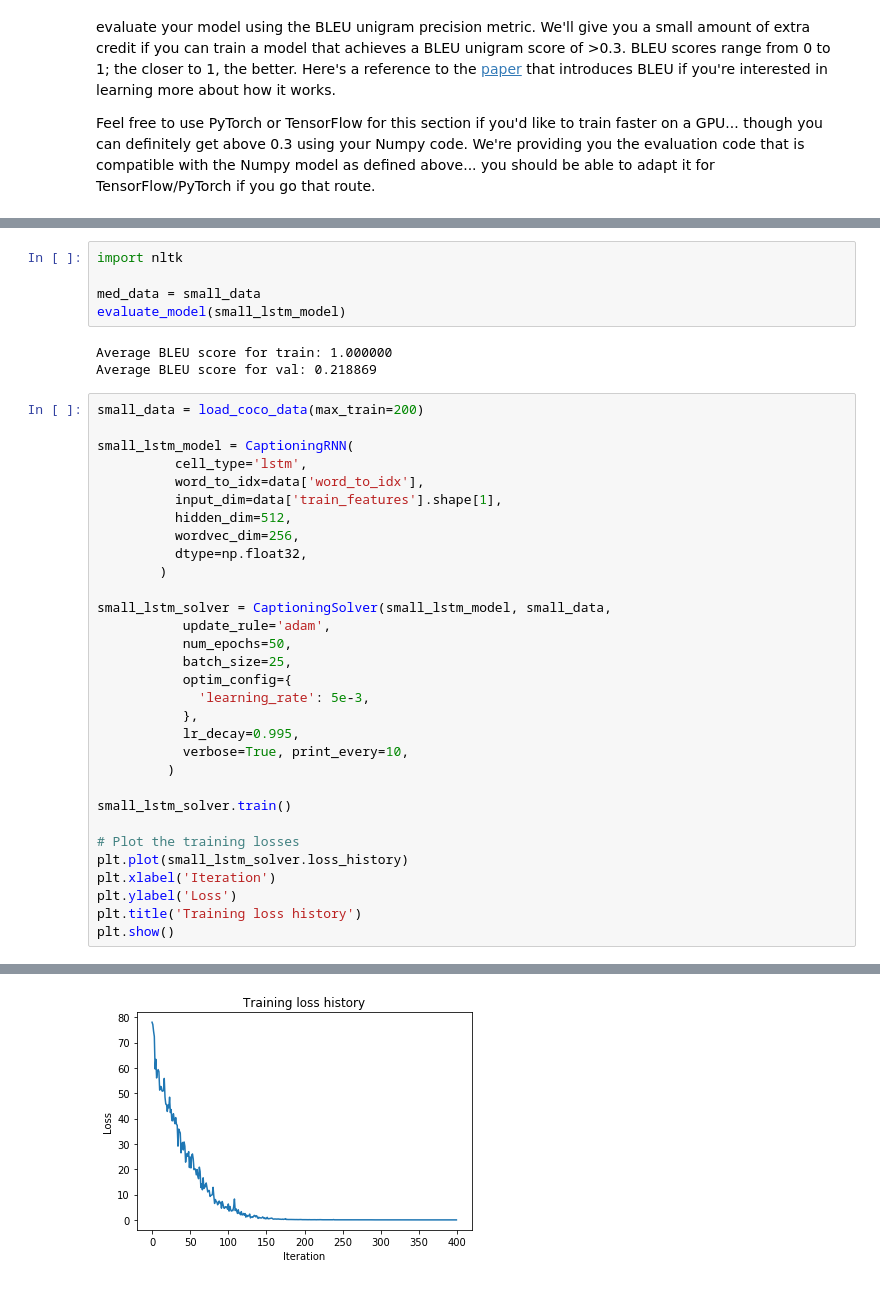
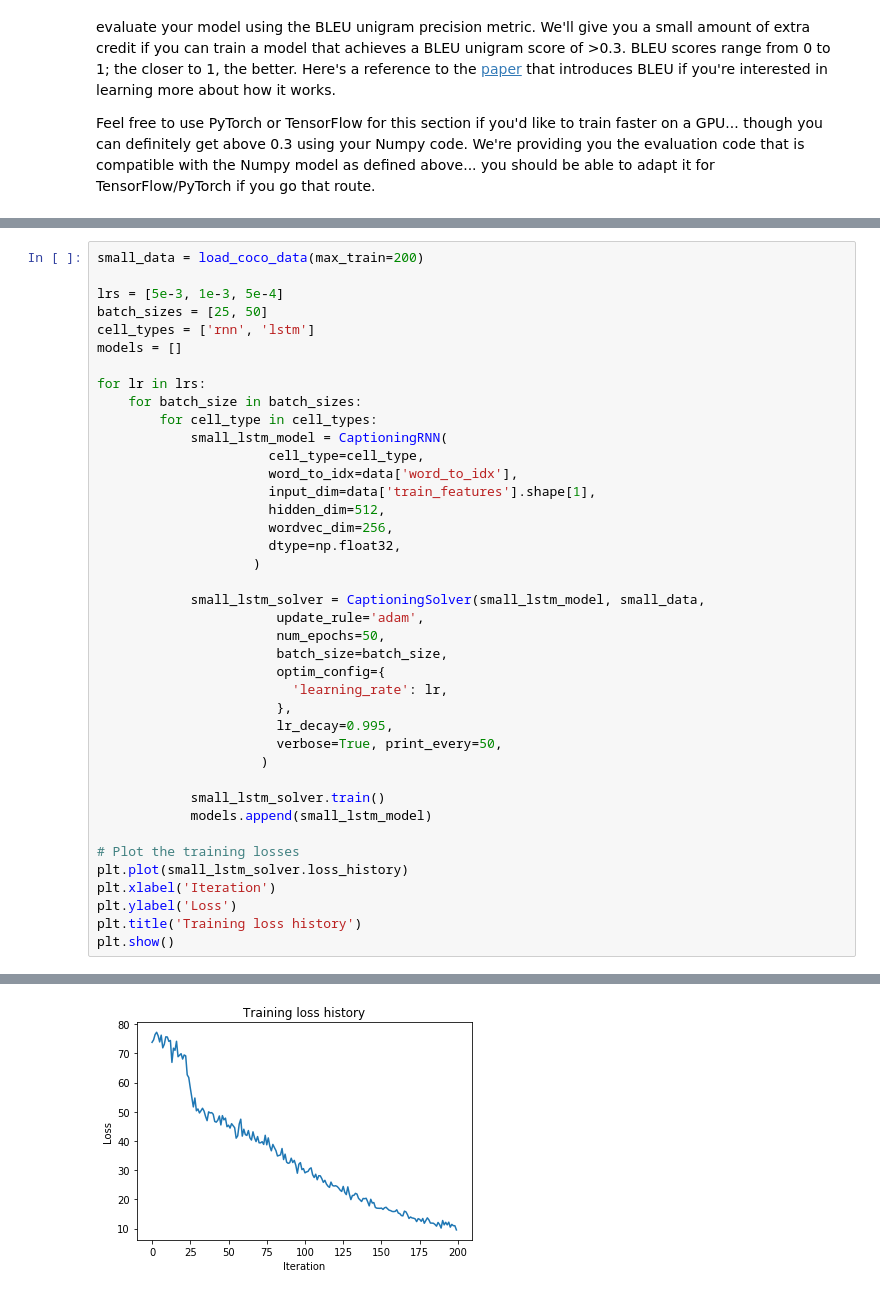
Before and after one commit to qx-George/cs231n, a Jupyter notebook: assignment3/LSTM_Captioning.ipynb, the cells around one changed output, grey strips where cells are left out. Saved outputs shown, nothing was run; the diff lists cells and outputs as text.

```diff
--- a/assignment3/LSTM_Captioning.ipynb
+++ b/assignment3/LSTM_Captioning.ipynb
@@ -393,38 +395,39 @@ def evaluate_model(model):
 
     for split in BLEUscores:
         print('Average BLEU score for %s: %f' % (split, BLEUscores[split]))
-# %%
-import nltk
-
-med_data = small_data
-evaluate_model(small_lstm_model)
-# %% [output]
-Average BLEU score for train: 1.000000
-Average BLEU score for val: 0.218869
 # %%
 small_data = load_coco_data(max_train=200)
 
-small_lstm_model = CaptioningRNN(
-          cell_type='lstm',
-          word_to_idx=data['word_to_idx'],
-          input_dim=data['train_features'].shape[1],
-          hidden_dim=512,
-          wordvec_dim=256,
-          dtype=np.float32,
-        )
+lrs = [5e-3, 1e-3, 5e-4]
+batch_sizes = [25, 50]
+cell_types = ['rnn', 'lstm']
+models = []
 
-small_lstm_solver = CaptioningSolver(small_lstm_model, small_data,
-           update_rule='adam',
-           num_epochs=50,
-           batch_size=25,
-           optim_config={
-             'learning_rate': 5e-3,
-           },
-           lr_decay=0.995,
-           verbose=True, print_every=10,
-         )
+for lr in lrs:
+    for batch_size in batch_sizes:
+        for cell_type in cell_types:
+            small_lstm_model = CaptioningRNN(
+                      cell_type=cell_type,
+                      word_to_idx=data['word_to_idx'],
+                      input_dim=data['train_features'].shape[1],
+                      hidden_dim=512,
+                      wordvec_dim=256,
+                      dtype=np.float32,
+                    )
 
-small_lstm_solver.train()
+            small_lstm_solver = CaptioningSolver(small_lstm_model, small_data,
+                       update_rule='adam',
+                       num_epochs=50,
+                       batch_size=batch_size,
+                       optim_config={
+                         'learning_rate': lr,
+                       },
+                       lr_decay=0.995,
+                       verbose=True, print_every=50,
+                     )
+
+            small_lstm_solver.train()
+            models.append(small_lstm_model)
 
 # Plot the training losses
 plt.plot(small_lstm_solver.loss_history)
@@ -453,4 +456,4 @@ plt.show()
-[figure, old version]
+[figure, new version]
 # %%
 for split in ['train', 'val']:
     minibatch = sample_coco_minibatch(small_data, split=split, batch_size=2)
```
Also changed, not shown: parts of 5 cells of this notebook.
